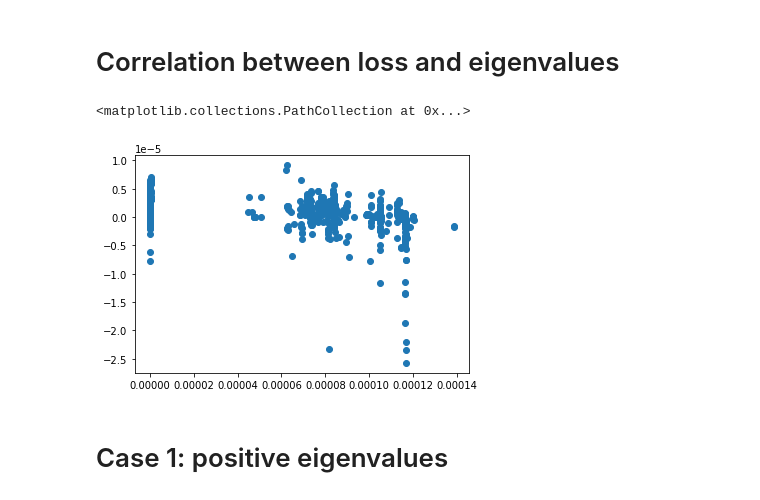
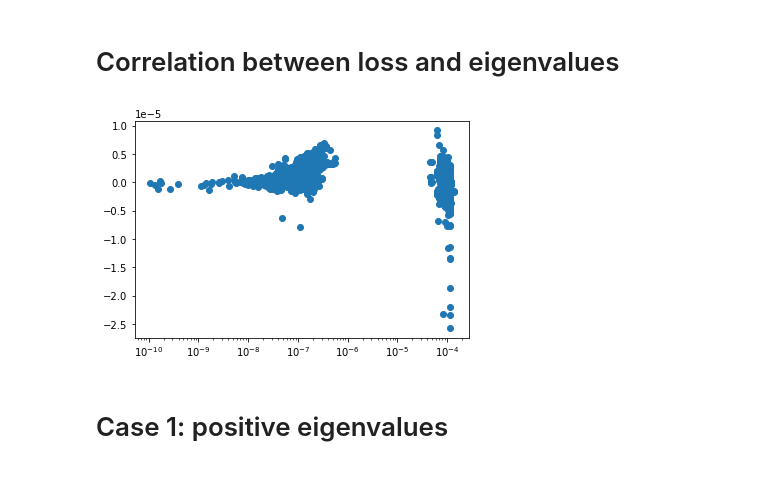
Before and after one commit to theostoican/MastersThesis, a Jupyter notebook: experiments_analysis.ipynb, the cells around one changed output. Cells and saved outputs as stored; diff of their text form; code cells hidden in the pictures.

```diff
--- a/experiments_analysis.ipynb
+++ b/experiments_analysis.ipynb
@@ -187,9 +187,9 @@ def d_loss(params):
 # Correlation between loss and eigenvalues
 # %%
 plt.scatter(data["loss"], data["smallest eigenvalue"])
+plt.xscale('log')
 # %% [output]
-<matplotlib.collections.PathCollection at 0x...>
-[figure, old version]
+[figure, new version]
 # %% [markdown]
 # Case 1: positive eigenvalues
 # %% [markdown]
```
Also changed, not shown: parts of 3 cells of this notebook.
